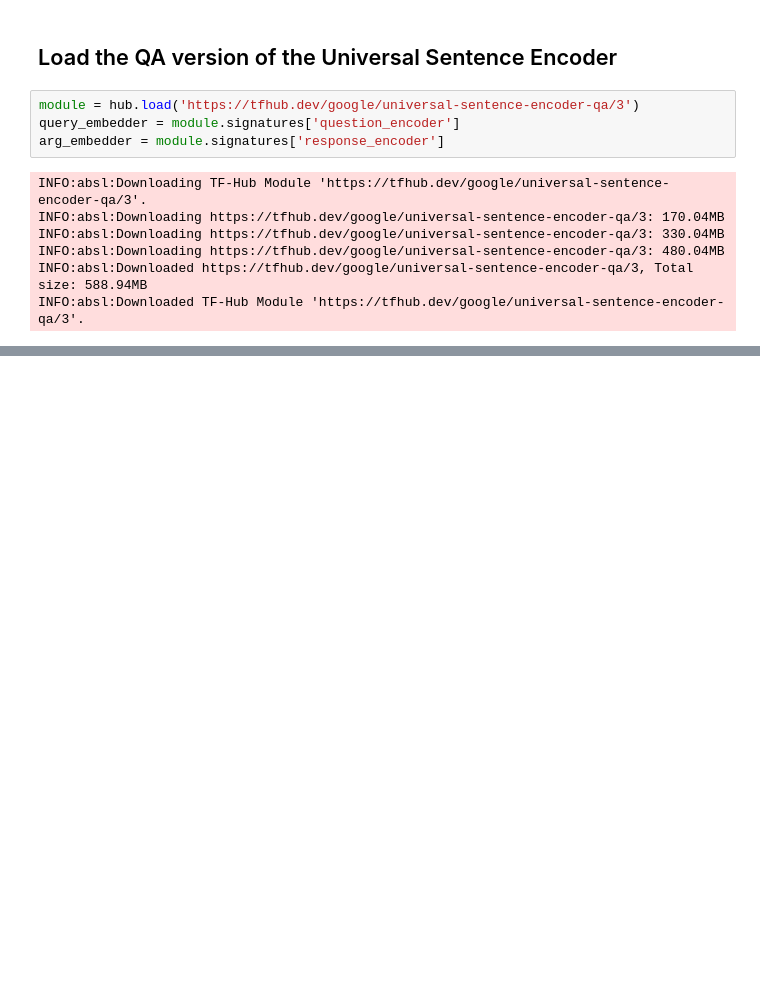
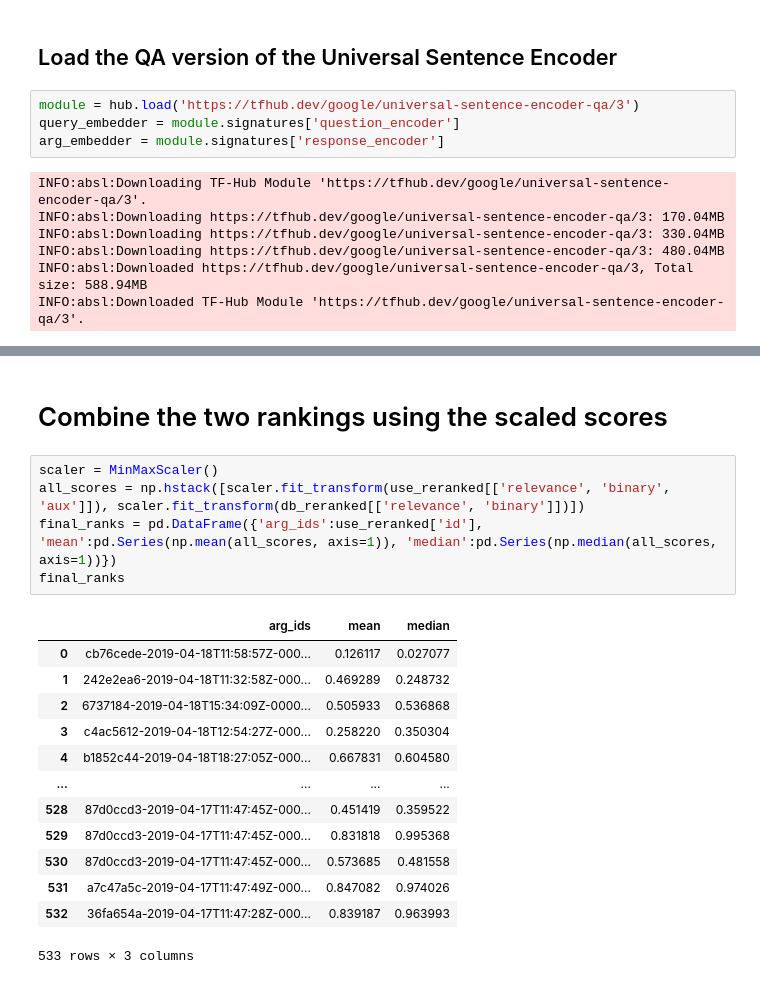
Before and after one commit to cakiki/informationretrieval, a Jupyter notebook: AllTogetherNow.ipynb, the cells around one changed output, grey strips where cells are left out. Drawn from its saved outputs; the diff is of its cells as text; blank space fills up the shorter version.

Commit message:
Combine Rankings

```diff
--- a/AllTogetherNow.ipynb
+++ b/AllTogetherNow.ipynb
@@ -258,0 +293,21 @@ for i, arg in return_args(k_intersection).iterrows():
+# %% [markdown]
+# Combine the two rankings using the scaled scores
+# %%
+scaler = MinMaxScaler()
+all_scores = np.hstack([scaler.fit_transform(use_reranked[['relevance', 'binary', 'aux']]), scaler.fit_transform(db_reranked[['relevance', 'binary']])])
+final_ranks = pd.DataFrame({'arg_ids':use_reranked['id'], 'mean':pd.Series(np.mean(all_scores, axis=1)), 'median':pd.Series(np.median(all_scores, axis=1))})
+final_ranks
+# %% [output]
+|  | arg_ids | mean | median |
+| 0 | cb76cede-2019-04-18T11:58:57Z-000... | 0.126117 | 0.027077 |
+| 1 | 242e2ea6-2019-04-18T11:32:58Z-000... | 0.469289 | 0.248732 |
+| 2 | 6737184-2019-04-18T15:34:09Z-0000... | 0.505933 | 0.536868 |
+| 3 | c4ac5612-2019-04-18T12:54:27Z-000... | 0.258220 | 0.350304 |
+| 4 | b1852c44-2019-04-18T18:27:05Z-000... | 0.667831 | 0.604580 |
+| ... | ... | ... | ... |
+| 528 | 87d0ccd3-2019-04-17T11:47:45Z-000... | 0.451419 | 0.359522 |
+| 529 | 87d0ccd3-2019-04-17T11:47:45Z-000... | 0.831818 | 0.995368 |
+| 530 | 87d0ccd3-2019-04-17T11:47:45Z-000... | 0.573685 | 0.481558 |
+| 531 | a7c47a5c-2019-04-17T11:47:49Z-000... | 0.847082 | 0.974026 |
+| 532 | 36fa654a-2019-04-17T11:47:28Z-000... | 0.839187 | 0.963993 |
+533 rows × 3 columns
```
Also changed, not shown: parts of 5 cells of this notebook, 1 other file.
